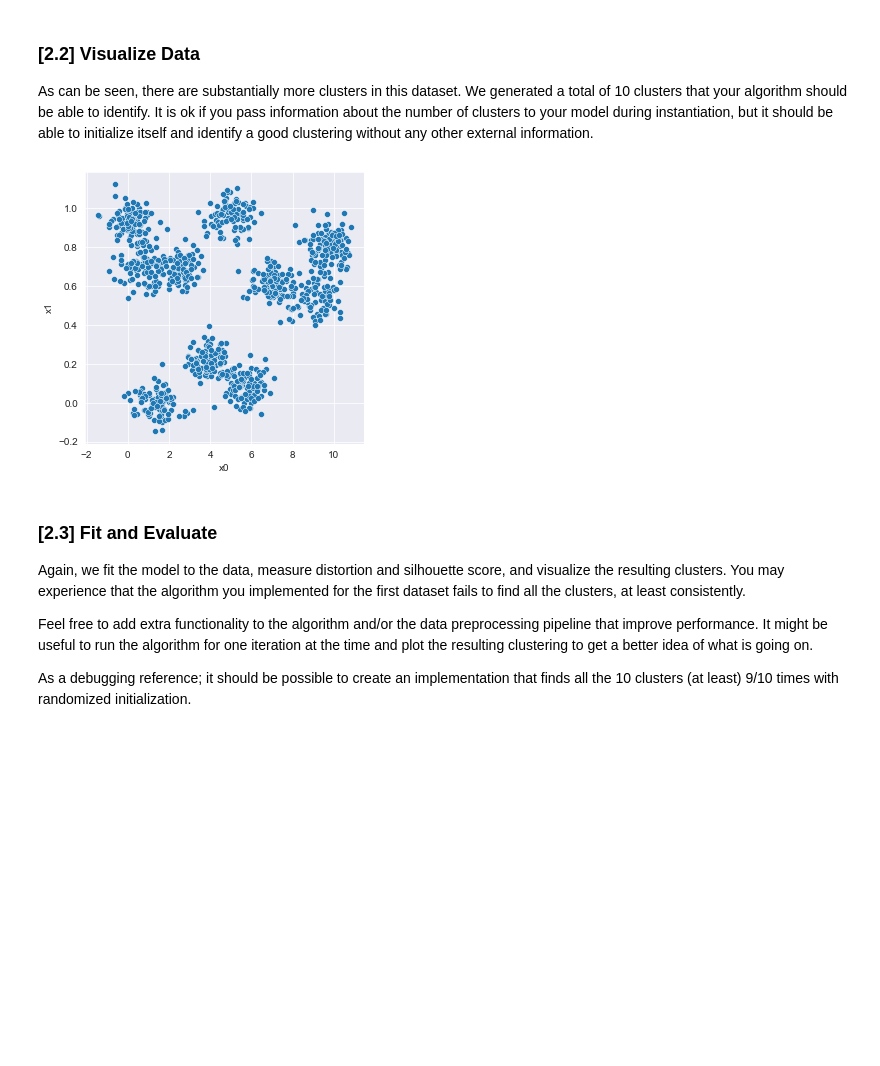
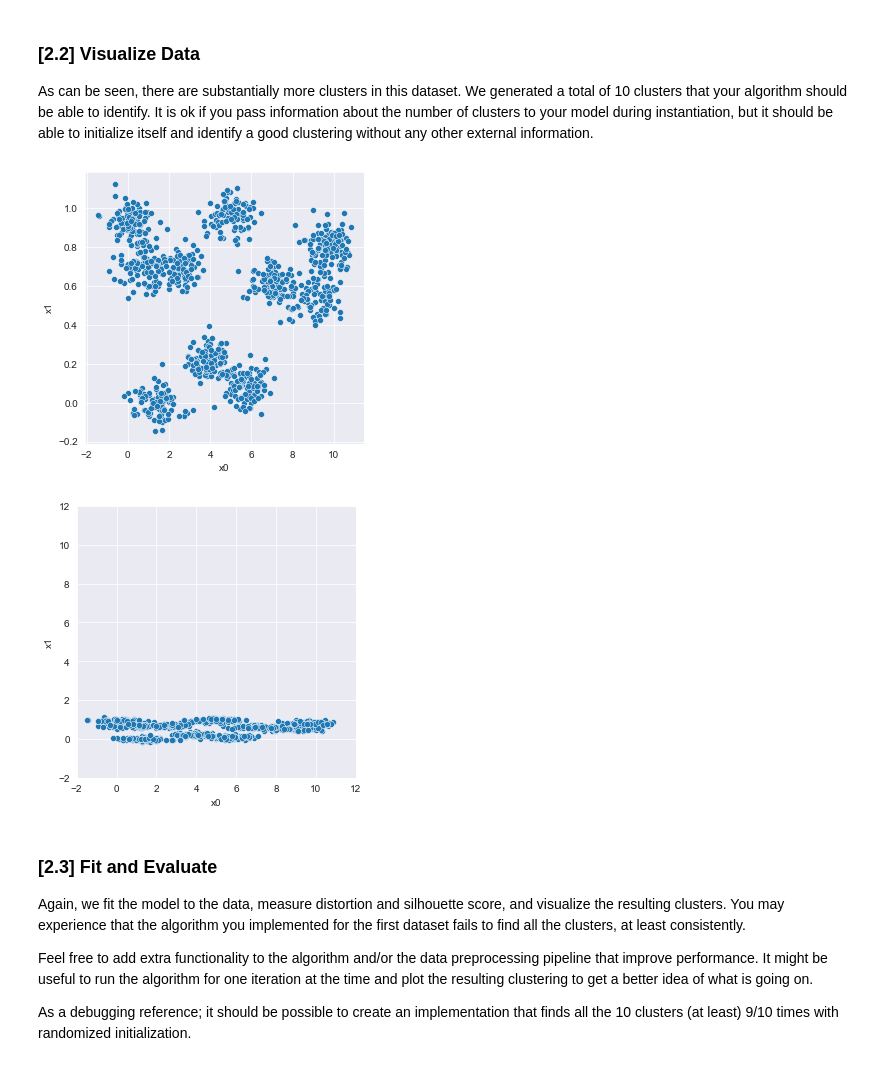
Before and after one commit to fredrvaa/tdt4173-2021-task-1, a Jupyter notebook: k_means/experiment.ipynb, the cells around one changed output. Saved outputs shown, nothing was run; the diff lists cells and outputs as text; code cells hidden in the pictures; blank space fills up the shorter version.

```diff
--- a/k_means/experiment.ipynb
+++ b/k_means/experiment.ipynb
@@ -112,11 +112,18 @@ data_2.describe().T
 ### [2.2] Visualize Data
 
 As can be seen, there are substantially more clusters in this dataset. We generated a total of 10 clusters that your algorithm should be able to identify. It is ok if you pass information about the number of clusters to your model during instantiation, but it should be able to initialize itself and identify a good clustering without any other external information.
-# %%
-plt.figure(figsize=(5, 5))
-sns.scatterplot(x='x0', y='x1', data=data_2);
-# %% [output]
-[figure, removed]
+# %%
+# Obvious cluster
+plt.figure(figsize=(5, 5))
+sns.scatterplot(x='x0', y='x1', data=data_2);
+
+# Same scale for both axes
+plt.figure(figsize=(5, 5))
+p = sns.scatterplot(x='x0', y='x1', data=data_2);
+p.set(xlim=(-2,12), ylim=(-2,12));
+# %% [output]
+[figure, added]
+[figure, added]
 # %% [markdown]
 ### [2.3] Fit and Evaluate
 
```
Also changed, not shown: parts of 2 cells of this notebook, 3 other files.
